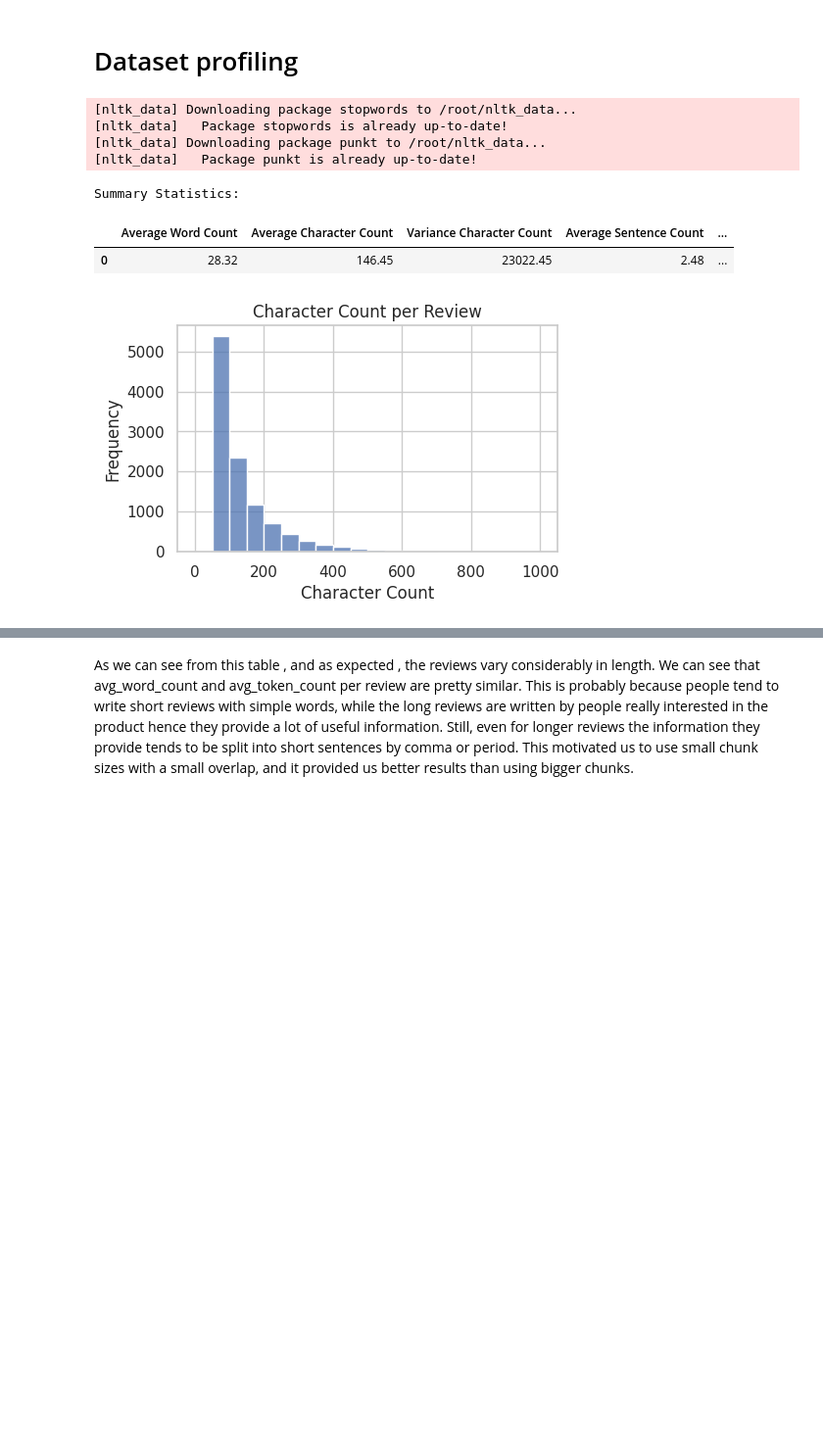
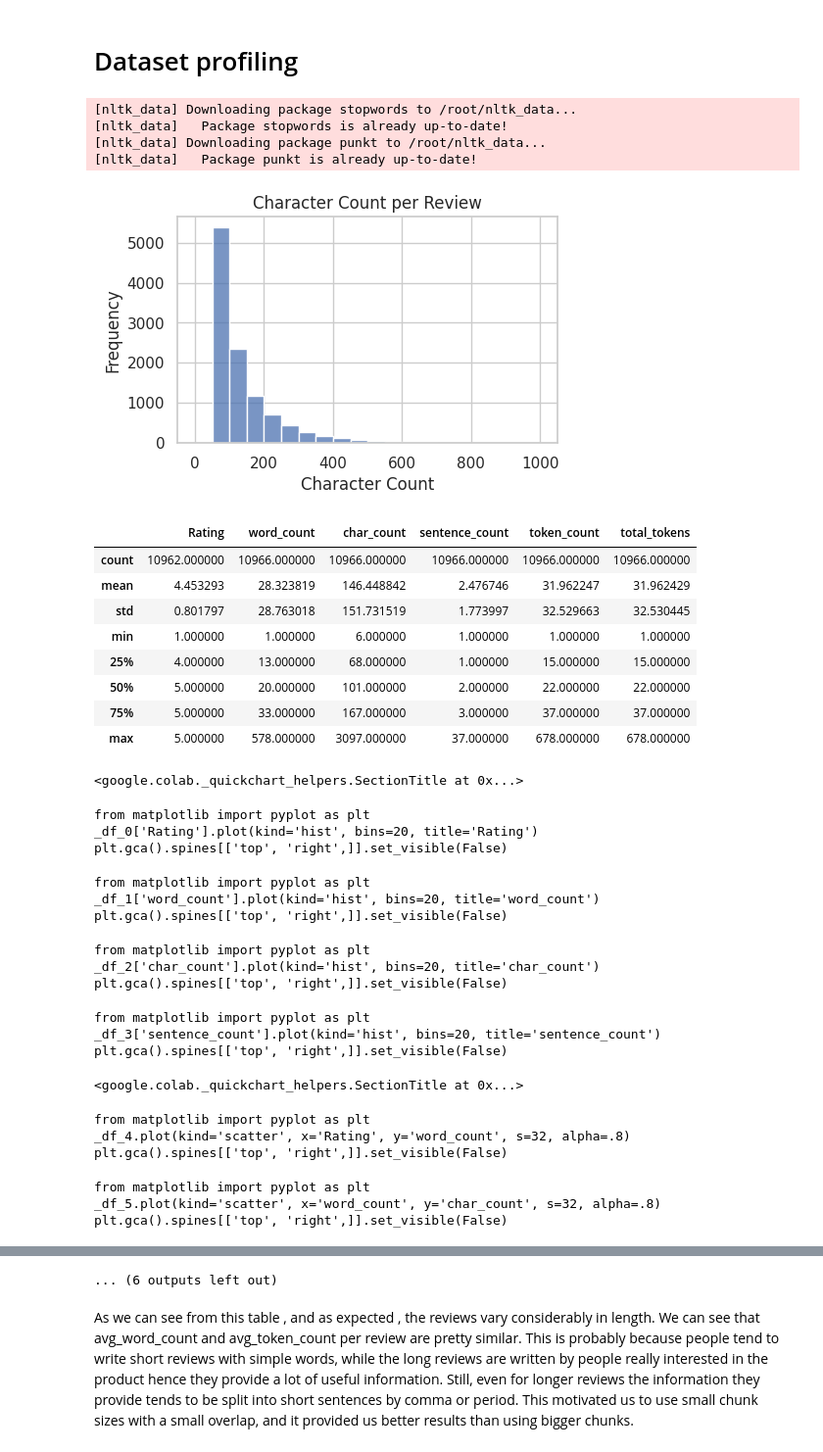
Before and after one commit to zxb-97/NLP1, a Jupyter notebook: NLPproject.ipynb, the cells around one changed output, grey strips where cells are left out. Shown at 98% size. Saved outputs shown, nothing was run; the diff lists cells and outputs as text; code cells hidden in the pictures; blank space fills up the shorter version.

Commit message:
Creato con Colab

```diff
--- a/NLPproject.ipynb
+++ b/NLPproject.ipynb
@@ -99,8 +99,7 @@ import seaborn as sns
 
 # TODO :
 
-# I need to format the statistics in a better way
-# Check if there are other statistics i could compute
+# Fix a little bit statistics
 
 
 '''
@@ -144,61 +143,64 @@ df['tokens_per_sentence'] = df['cleaned_review_text'].apply(count_tokens_per_sen
 # Flatten the list of token counts per sentence to get total token count per review
 df['total_tokens'] = df['tokens_per_sentence'].apply(sum)
 
 # Calculate mean and variance of token counts per sentence across all reviews
 all_token_counts = [token_count for review_token_counts in df['tokens_per_sentence'] for token_count in review_token_counts]
 mean_token_count_per_sentence = pd.Series(all_token_counts).mean()
 variance_token_count_per_sentence = pd.Series(all_token_counts).var()
 
-# Create a summary DataFrame
-summary_data = {
-    'Average Word Count': [average_word_count],
-    'Average Character Count': [average_char_count],
-    'Variance Character Count' :[variance_char_count],
-    'Average Sentence Count': [average_sentence_count],
-    'Variance Sentence Count': [variance_sentence_count],
-    'Average Token Count': [average_token_count],
-    'Variance Token Count': [variance_token_count],
-    'Mean Token Count per Sentence': [mean_token_count_per_sentence],
-    'Variance Token Count per Sentence': [variance_token_count_per_sentence]
-}
 
-summary_df = pd.DataFrame(summary_data)
 
-# Display the summary DataFrame with styled formatting
-styled_summary_df = summary_df.style.format({
-    'Average Word Count': '{:.2f}',
-    'Average Character Count': '{:.2f}',
-    'Variance Character Count':'{:.2f}',
-    'Average Sentence Count': '{:.2f}',
-    'Average Token Count': '{:.2f}',
-    'Variance Token Count': '{:.2f}',
-    'Mean Token Count per Sentence': '{:.2f}',
-    'Variance Token Count per Sentence': '{:.2f}'
-})
-
-print("Summary Statistics:")
-display(styled_summary_df)
 
 # Set plot style
 sns.set(style="whitegrid")
 
 # Create the plot
 plt.figure(figsize=(5, 3))
 sns.histplot(df['char_count'], bins=range(0, 1001, 50), kde=False)
 
 # Add titles and labels
 plt.title('Character Count per Review')
 plt.xlabel('Character Count')
 plt.ylabel('Frequency')
 
 # Show the plot
 plt.show()
+
+
+
+df.describe()
 # %% [output]
 [nltk_data] Downloading package stopwords to /root/nltk_data...
 [nltk_data]   Package stopwords is already up-to-date!
 [nltk_data] Downloading package punkt to /root/nltk_data...
 [nltk_data]   Package punkt is already up-to-date!
+[figure]
+|  | Rating | word_count | char_count | sentence_count | token_count | total_tokens |
+| count | 10962.000000 | 10966.000000 | 10966.000000 | 10966.000000 | 10966.000000 | 10966.000000 |
+| mean | 4.453293 | 28.323819 | 146.448842 | 2.476746 | 31.962247 | 31.962429 |
+| std | 0.801797 | 28.763018 | 151.731519 | 1.773997 | 32.529663 | 32.530445 |
+| min | 1.000000 | 1.000000 | 6.000000 | 1.000000 | 1.000000 | 1.000000 |
+| 25% | 4.000000 | 13.000000 | 68.000000 | 1.000000 | 15.000000 | 15.000000 |
+| 50% | 5.000000 | 20.000000 | 101.000000 | 2.000000 | 22.000000 | 22.000000 |
+| 75% | 5.000000 | 33.000000 | 167.000000 | 3.000000 | 37.000000 | 37.000000 |
+| max | 5.000000 | 578.000000 | 3097.000000 | 37.000000 | 678.000000 | 678.000000 |
-Summary Statistics:
+<google.colab._quickchart_helpers.SectionTitle at 0x...>
-|  | Average Word Count | Average Character Count | Variance Character Count | Average Sentence Count | ... |
-| 0 | 28.32 | 146.45 | 23022.45 | 2.48 | ... |
-[figure]
+from matplotlib import pyplot as plt
+_df_0['Rating'].plot(kind='hist', bins=20, title='Rating')
+plt.gca().spines[['top', 'right',]].set_visible(False)
+from matplotlib import pyplot as plt
+_df_1['word_count'].plot(kind='hist', bins=20, title='word_count')
+plt.gca().spines[['top', 'right',]].set_visible(False)
+from matplotlib import pyplot as plt
+_df_2['char_count'].plot(kind='hist', bins=20, title='char_count')
+plt.gca().spines[['top', 'right',]].set_visible(False)
+from matplotlib import pyplot as plt
+_df_3['sentence_count'].plot(kind='hist', bins=20, title='sentence_count')
+plt.gca().spines[['top', 'right',]].set_visible(False)
+<google.colab._quickchart_helpers.SectionTitle at 0x...>
+from matplotlib import pyplot as plt
+_df_4.plot(kind='scatter', x='Rating', y='word_count', s=32, alpha=.8)
+plt.gca().spines[['top', 'right',]].set_visible(False)
+from matplotlib import pyplot as plt
+_df_5.plot(kind='scatter', x='word_count', y='char_count', s=32, alpha=.8)
+plt.gca().spines[['top', 'right',]].set_visible(False)
@@ -205,3 +210,4 @@ Summary Statistics:
+... (6 outputs left out)
 # %% [markdown]
 As we can see from this table , and as expected , the reviews vary considerably in length. We can see that avg_word_count and avg_token_count per review are pretty similar. This is probably because people tend to write short reviews with simple words, while the long reviews are written by people really interested in the product hence they provide a lot of useful information. Still, even for longer reviews the information they provide tends to be split into short sentences by comma or period. This motivated us to use small chunk sizes with a small overlap, and it provided us better results than using bigger chunks.
 # %% [markdown]
```
Also changed, not shown: parts of 16 cells of this notebook.
